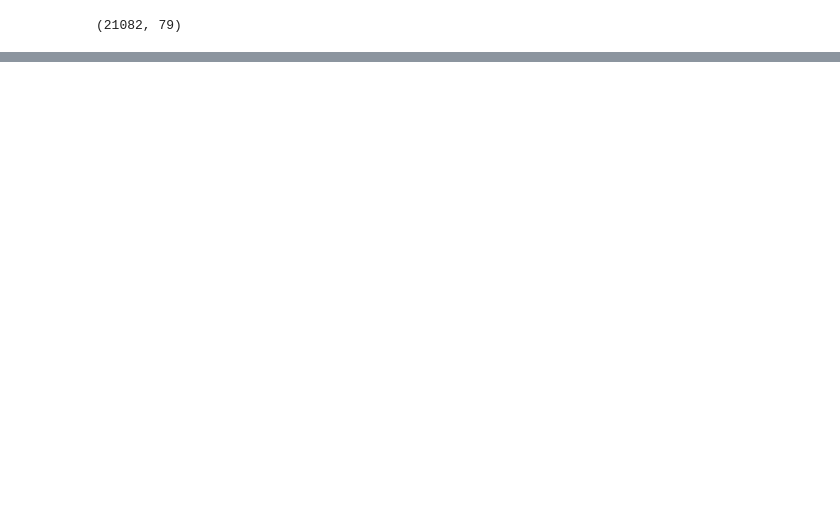
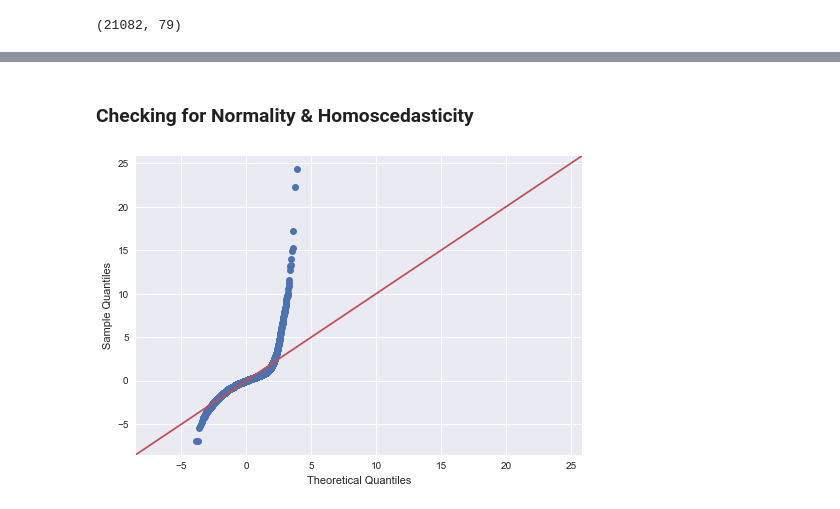
Before and after one commit to nxd0/dsc-1-final-project-online-ds-sp-000, a Jupyter notebook: student.ipynb, the cells around one changed output, grey strips where cells are left out. Saved outputs shown, nothing was run; the diff lists cells and outputs as text; code cells hidden in the pictures; blank space fills up the shorter version.

```diff
--- a/student.ipynb
+++ b/student.ipynb
@@ -867,0 +980,8 @@ final_kcdf.shape
+# %%
+#Whoa... Our SQFTs are a problem here, which makes sense.
+#Let's just stick with SQFT_living and see what that does
+#we can also drop Lat
+
+final_kcdf = final_kcdf.drop(['sqft_above'],axis=1)
+final_kcdf = final_kcdf.drop(['sqft_basement'],axis=1)
+final_kcdf = final_kcdf.drop(['lat'],axis=1)
@@ -867,0 +1057,14 @@ final_kcdf.shape
+# %%
+#great, no big change,
+
+#but I did spot a predictor with a PValue we need to take out
+final_kcdf = final_kcdf.drop(['zipcode_98144'],axis=1)
+
+#let's run again...
+outcome = 'price'
+x_cols = final_kcdf.drop(['price'],axis=1).columns
+
+predictors = '+'.join(x_cols)
+formula = outcome + "~" + predictors
+model = smf.ols(formula=formula, data=final_kcdf).fit()
+model.summary()
@@ -867,0 +1106,11 @@ final_kcdf.shape
+# %% [markdown]
+### Checking for Normality & Homoscedasticity
+# %%
+#Let's check for Normality
+
+import statsmodels.api as sm
+import scipy.stats as stats
+
+fig = sm.graphics.qqplot(model.resid, dist=stats.norm, line='45', fit=True)
+# %% [output]
+[figure, added]
```
Also changed, not shown: parts of 50 cells of this notebook, 1 other file.
